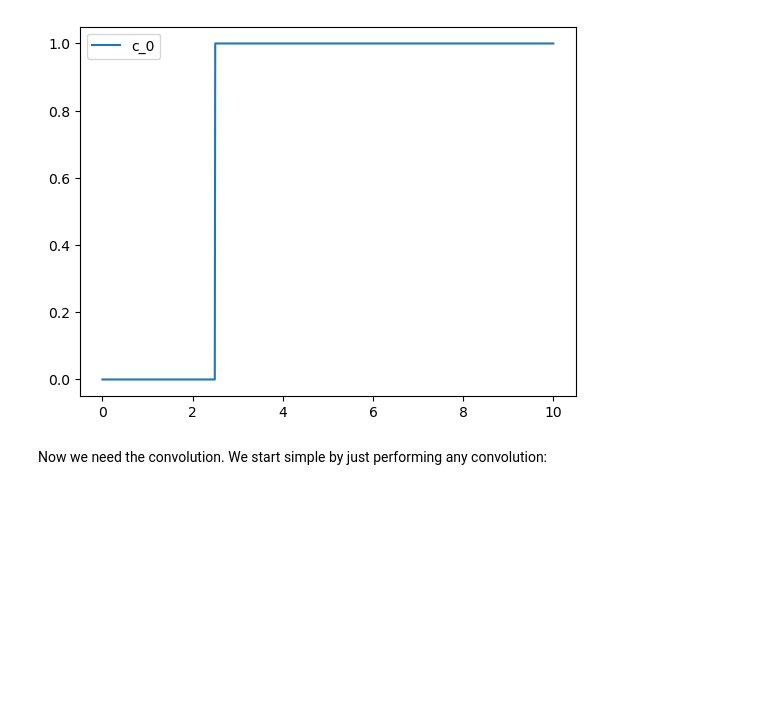
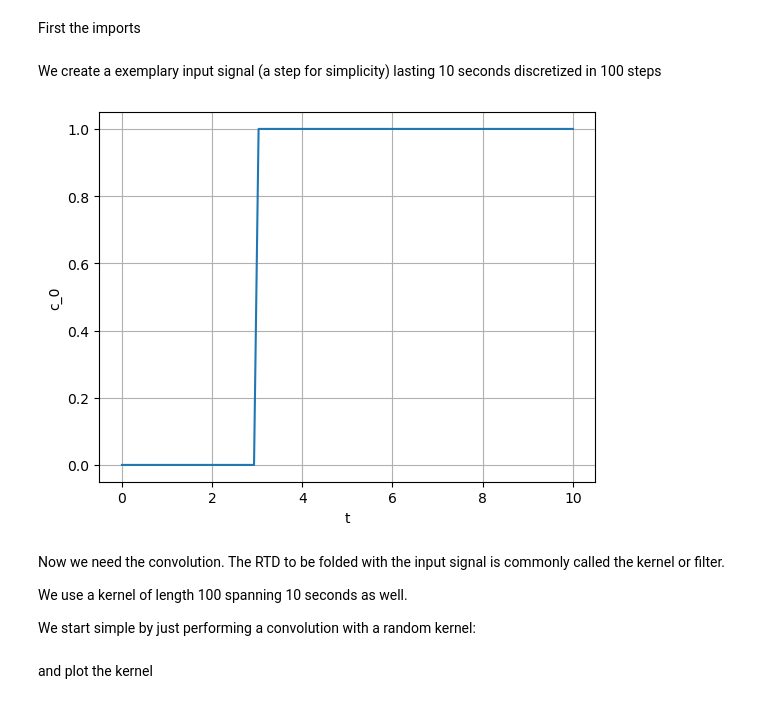
Before and after one commit to ChemRxnEngLab/nRTD, a Jupyter notebook: toy_example.ipynb, the cells around one changed output. Cells and saved outputs as stored; diff of their text form; code cells hidden in the pictures; blank space fills up the shorter version.

```diff
--- a/toy_example.ipynb
+++ b/toy_example.ipynb
@@ -0,0 +1,2 @@
+# %% [markdown]
+First the imports
@@ -1,18 +6,26 @@
+# %% [markdown]
+We create a exemplary input signal (a step for simplicity) lasting 10 seconds discretized in 100 steps
 # %%
-import torch
-import matplotlib.pyplot as plt
-
-n_disc = 1000
+n_disc = 100
 t = torch.linspace(0, 10, n_disc)
 
 c_0 = torch.zeros_like(t)
-c_0[t > 2.5] = 1
+c_0[t > 3] = 1
 # %%
 plt.plot(t, c_0, label="c_0")
-plt.legend()
+plt.xlabel("t")
+plt.ylabel("c_0")
+plt.grid()
 plt.show()
 # %% [output]
-[figure, old version]
+[figure, new version]
-# %% [markdown]
-Now we need the convolution. We start simple by just performing any convolution:
+# %% [markdown]
+Now we need the convolution.
+The RTD to be folded with the input signal is commonly called the kernel or filter.
+
+
+We use a kernel of length 100 spanning 10 seconds as well.
+
+
+We start simple by just performing a convolution with a random kernel:
 # %%
@@ -31,3 +45,5 @@ t_c = torch.linspace(2 * t[0], 2 * t[-1], n_disc + n_kernel + 1)
+# %% [markdown]
+and plot the kernel
 # %%
 plt.plot(t_kernel, E_guess[0, 0, :].detach().numpy(), label="E_guess")
 # %% [output]
```
Also changed, not shown: parts of 26 cells of this notebook.
